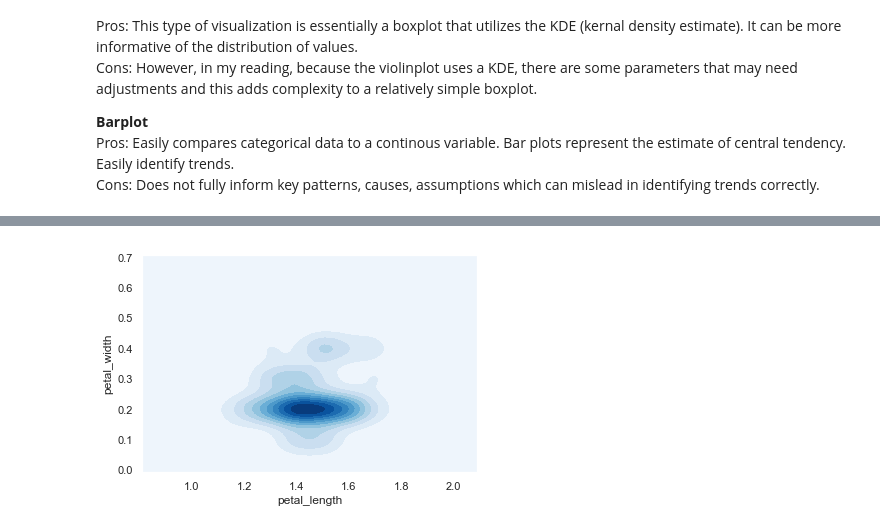
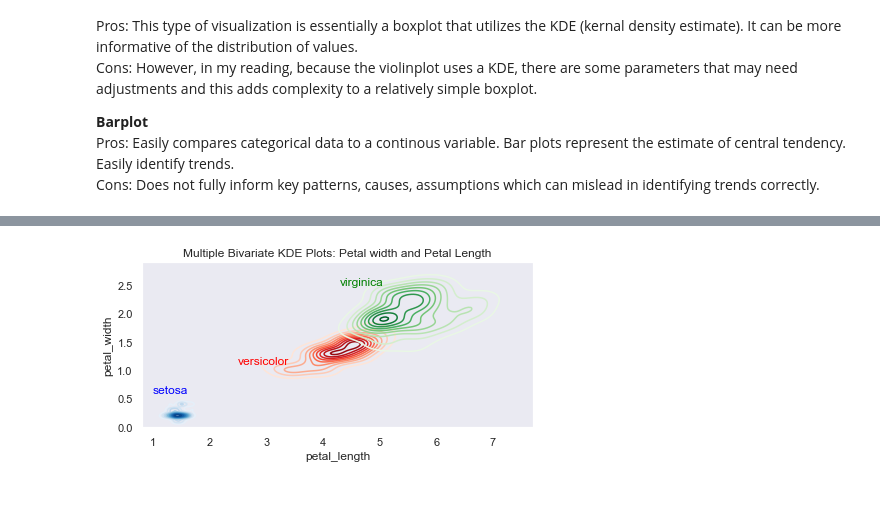
Before and after one commit to sgdjones/thinkful_drills, a Jupyter notebook: Drill_SeabornPresentDataMultipleWays.ipynb, the cells around one changed output, grey strips where cells are left out. Saved outputs shown, nothing was run; the diff lists cells and outputs as text; code cells hidden in the pictures; blank space fills up the shorter version.

```diff
--- a/Drill_SeabornPresentDataMultipleWays.ipynb
+++ b/Drill_SeabornPresentDataMultipleWays.ipynb
@@ -147,13 +157,25 @@ plt.show()
 # %%
-figsize=(8,8)
+#Subsetting the dataset by each species
+setosa = iris.query("species == 'setosa'")
+versicolor = iris.query("species == 'versicolor'")
+virginica = iris.query("species == 'virginica'")
+
+#Setting up the figure
+f, ax = plt. subplots(figsize=(7,7))
+ax.set_aspect('equal')
+
+# Drawing the density plots
+ax = sns.kdeplot(setosa.petal_length, setosa.petal_width, cmap="Blues", shade=False)
+ax = sns.kdeplot(versicolor.petal_length, versicolor.petal_width, cmap="Reds", shade=False)
+ax = sns.kdeplot(virginica.petal_length, virginica.petal_width, cmap="Greens", shade=False)
 
 
-#Subsetting the dataset by each species
-setosa = iris.query("species == 'setosa'")
-versicolor = iris.query("species == 'veriscolor'")
-virginica = iris.query("species == 'virginica'")
+#Labels
+ax.text(1.0, 0.6, "setosa", size=12, color="blue")
+ax.text(2.5, 1.1,"versicolor", size=12, color="red")
+ax.text(4.3, 2.5, "virginica", size=12, color="green")
 
-sns.kdeplot(setosa.petal_length, setosa.petal_width, cmap="Blues", shade=True)
-sns.kdeplot(versicolor.petal_length, versicolor.petal_width, cmap="Reds", Shade=True);
+plt.title("Multiple Bivariate KDE Plots: Petal width and Petal Length")
+plt.show()
 # %% [output]
-[figure, old version]
+[figure, new version]
```
Also changed, not shown: parts of 7 cells of this notebook.
